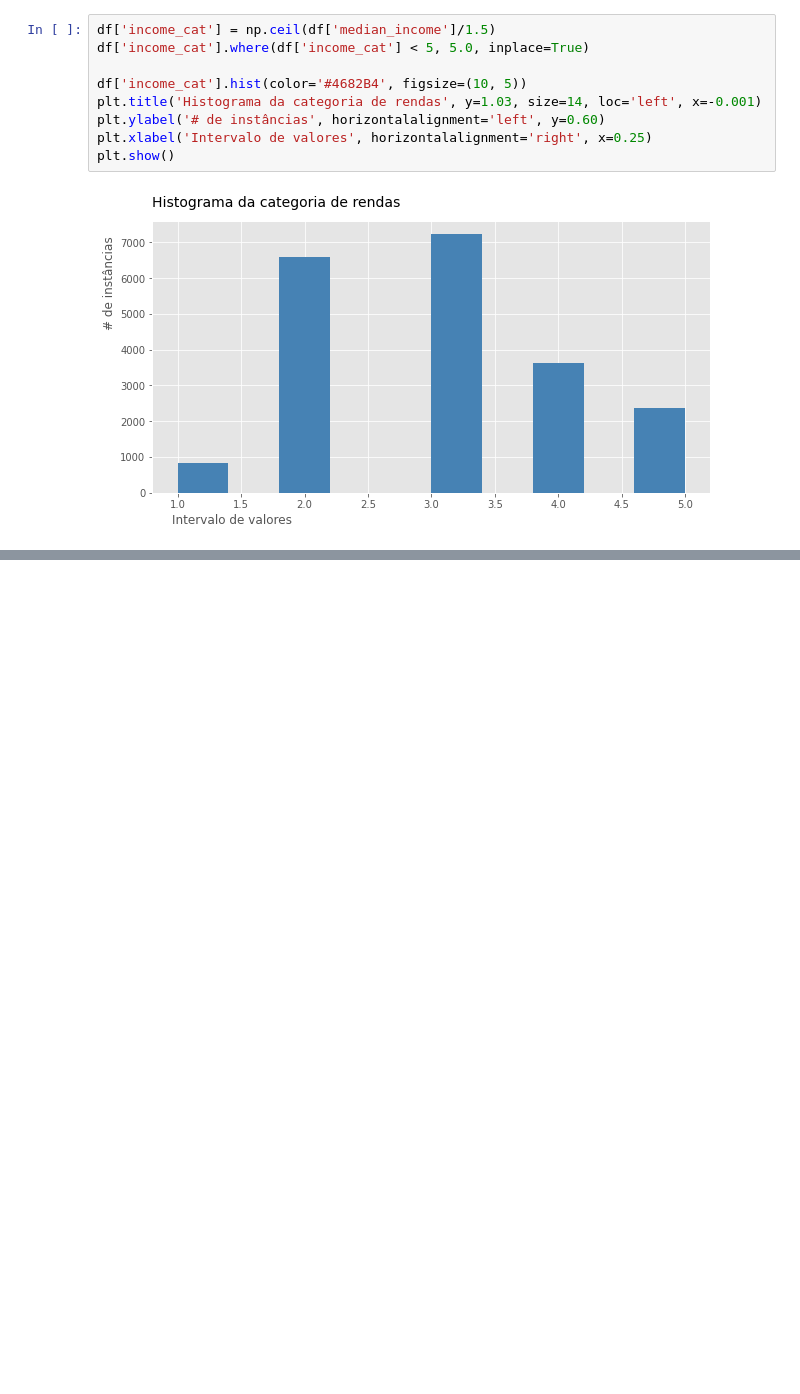
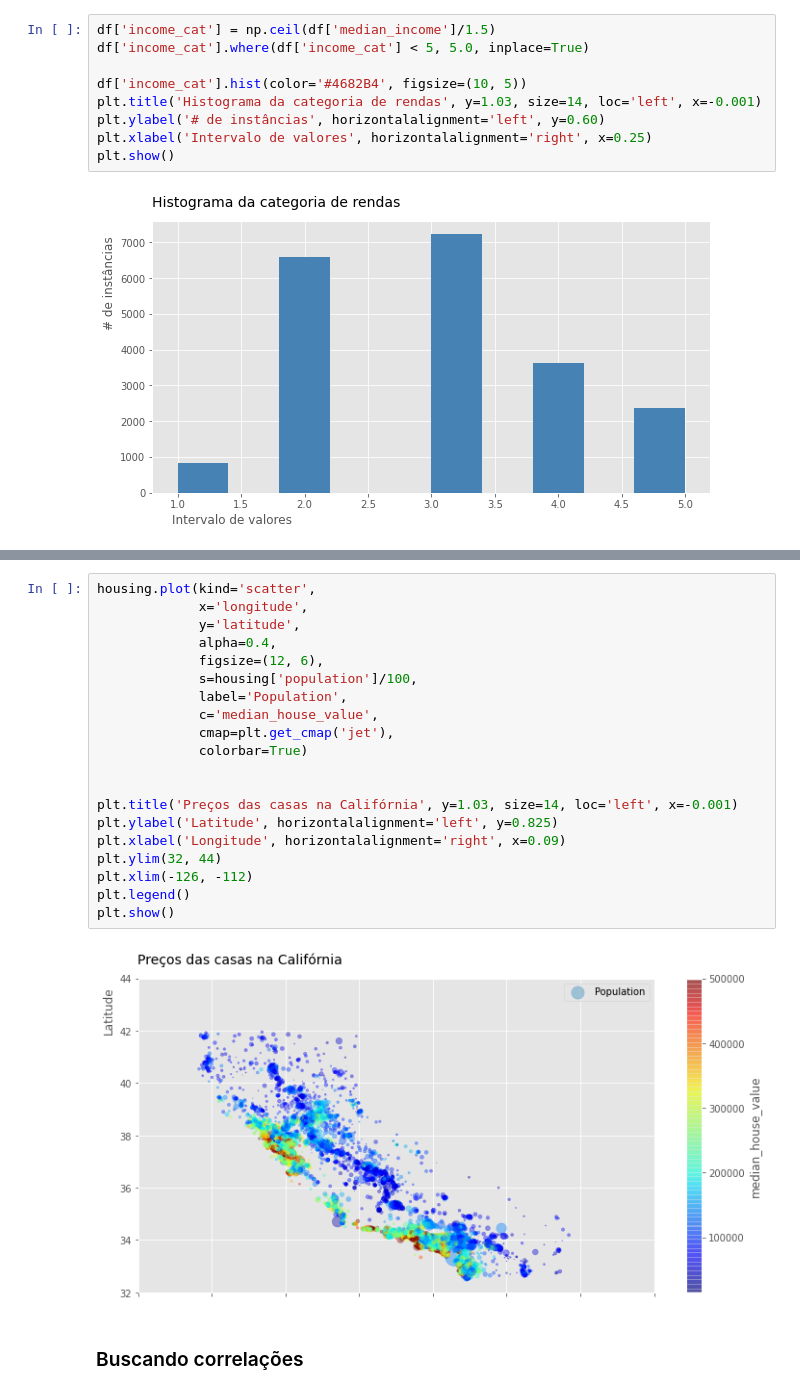
Before and after one commit to LilianeAquino/hands_on_aprendizado_de_maquina, a Jupyter notebook: Capítulo 02 - Housing.ipynb, the cells around one changed output, grey strips where cells are left out. Saved outputs shown, nothing was run; the diff lists cells and outputs as text; blank space fills up the shorter version.

```diff
--- a/Capítulo 02 - Housing.ipynb
+++ b/Capítulo 02 - Housing.ipynb
@@ -171,0 +226,24 @@ plt.show()
+# %%
+housing.plot(kind='scatter',
+             x='longitude',
+             y='latitude',
+             alpha=0.4,
+             figsize=(12, 6),
+             s=housing['population']/100,
+             label='Population',
+             c='median_house_value',
+             cmap=plt.get_cmap('jet'),
+             colorbar=True)
+
+
+plt.title('Preços das casas na Califórnia', y=1.03, size=14, loc='left', x=-0.001)
+plt.ylabel('Latitude', horizontalalignment='left', y=0.825)
+plt.xlabel('Longitude', horizontalalignment='right', x=0.09)
+plt.ylim(32, 44)
+plt.xlim(-126, -112)
+plt.legend()
+plt.show()
+# %% [output]
+[figure, added]
+# %% [markdown]
+### Buscando correlações
```
Also changed, not shown: parts of 11 cells of this notebook.
